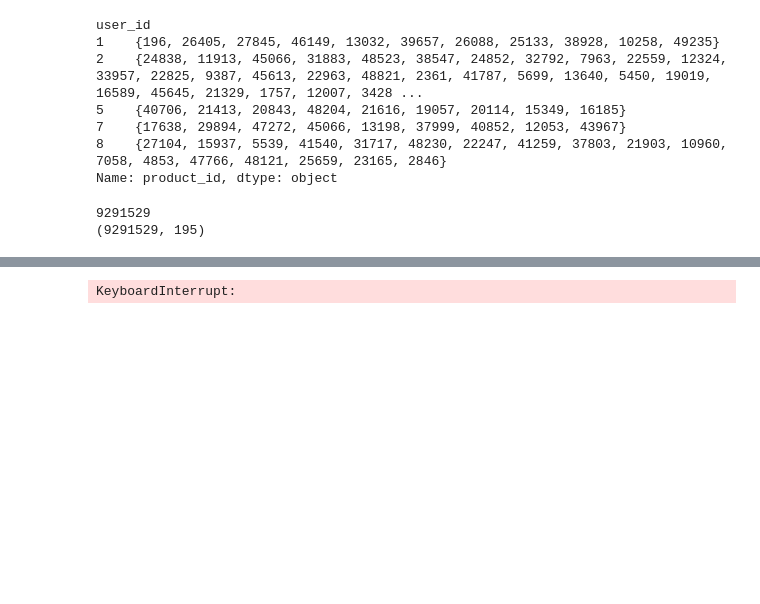
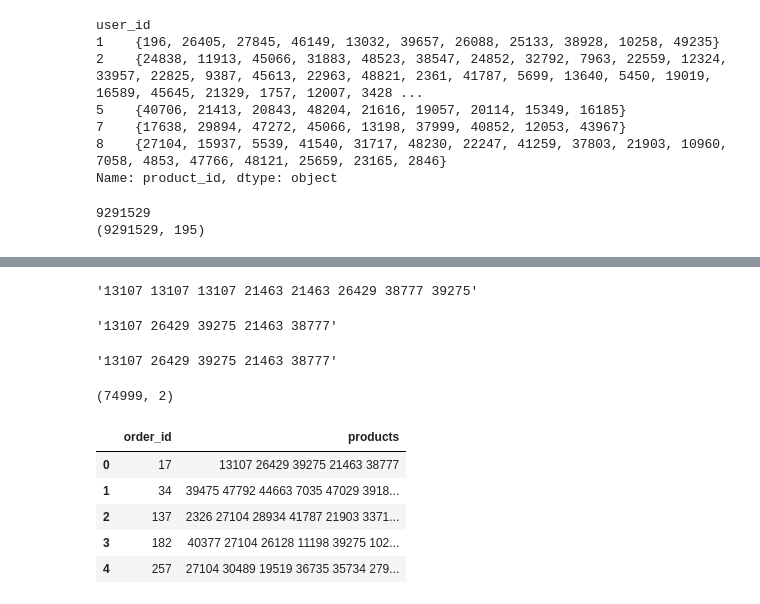
Before and after one commit to Wafic/instacart-kaggle-competition, a Jupyter notebook: instacart_feature_engineering.ipynb, the cells around one changed output, grey strips where cells are left out. Drawn from its saved outputs; the diff is of its cells as text; code cells hidden in the pictures; blank space fills up the shorter version.

```diff
--- a/instacart_feature_engineering.ipynb
+++ b/instacart_feature_engineering.ipynb
@@ -460,27 +501,34 @@ i = 0
 maxProd = [0,0]
 # %%
 for row in tqdm(test_features.itertuples()):
-    if (row.order_id!=past_order_id):
+    if (row.order_id_x!=past_order_id):
         if (past_order_id==-1):
             pass
         else:
             if (reorderedProducts == []):
                 reorderedProducts.append(maxProd[0])
-            output.append([past_order_id," ".join(reorderedProducts)])
+            output.append([past_order_id," ".join(str(i) for i in reorderedProducts)])
             reorderedProducts = []
             maxProd = [0,0]
-        past_order_id = row.order_id
+        past_order_id = row.order_id_x
 
-    if (test_preds[i]>.2):
+    if (test_preds[i]>.33):
             reorderedProducts.append(str(row.product_id))
     else:
         if (test_preds[i] > maxProd[1]):
             maxProd = [str(row.product_id),test_preds[i]]
     i+=1
-# %% [output]
-KeyboardInterrupt:
-# %%
-output.append([past_order_id," ".join(reorderedProducts)])
+# %%
+output[0][1]
+# %% [output]
+'13107 13107 13107 21463 21463 26429 38777 39275'
+# %%
+for result in range(0,len(output)):
+    output[result][1] = " ".join(list(set(output[result][1].split(" "))))
+# %%
+output[0][1]
+# %% [output]
+'13107 26429 39275 21463 38777'
 # %%
 order_id_list = []
 product_output_list = []
@@ -490,8 +538,20 @@ for order_id in range(0,len(output)):
 
 for product_list in range(0,len(output)):
     product_output_list.append(output[product_list][1])
+# %%
+product_output_list[0]
+# %% [output]
+'13107 26429 39275 21463 38777'
 # %%
-kernel_submission = pandas.DataFrame({'order_id':order_id_list, 'products':product_output_list})
+kernel_submission = pd.DataFrame({'order_id':order_id_list, 'products':product_output_list})
 print(kernel_submission.shape)
 kernel_submission.head()
+# %% [output]
+(74999, 2)
+|  | order_id | products |
+| 0 | 17 | 13107 26429 39275 21463 38777 |
+| 1 | 34 | 39475 47792 44663 7035 47029 3918... |
+| 2 | 137 | 2326 27104 28934 41787 21903 3371... |
+| 3 | 182 | 40377 27104 26128 11198 39275 102... |
+| 4 | 257 | 27104 30489 19519 36735 35734 279... |
 # %%
```
Also changed, not shown: parts of 13 cells of this notebook.
